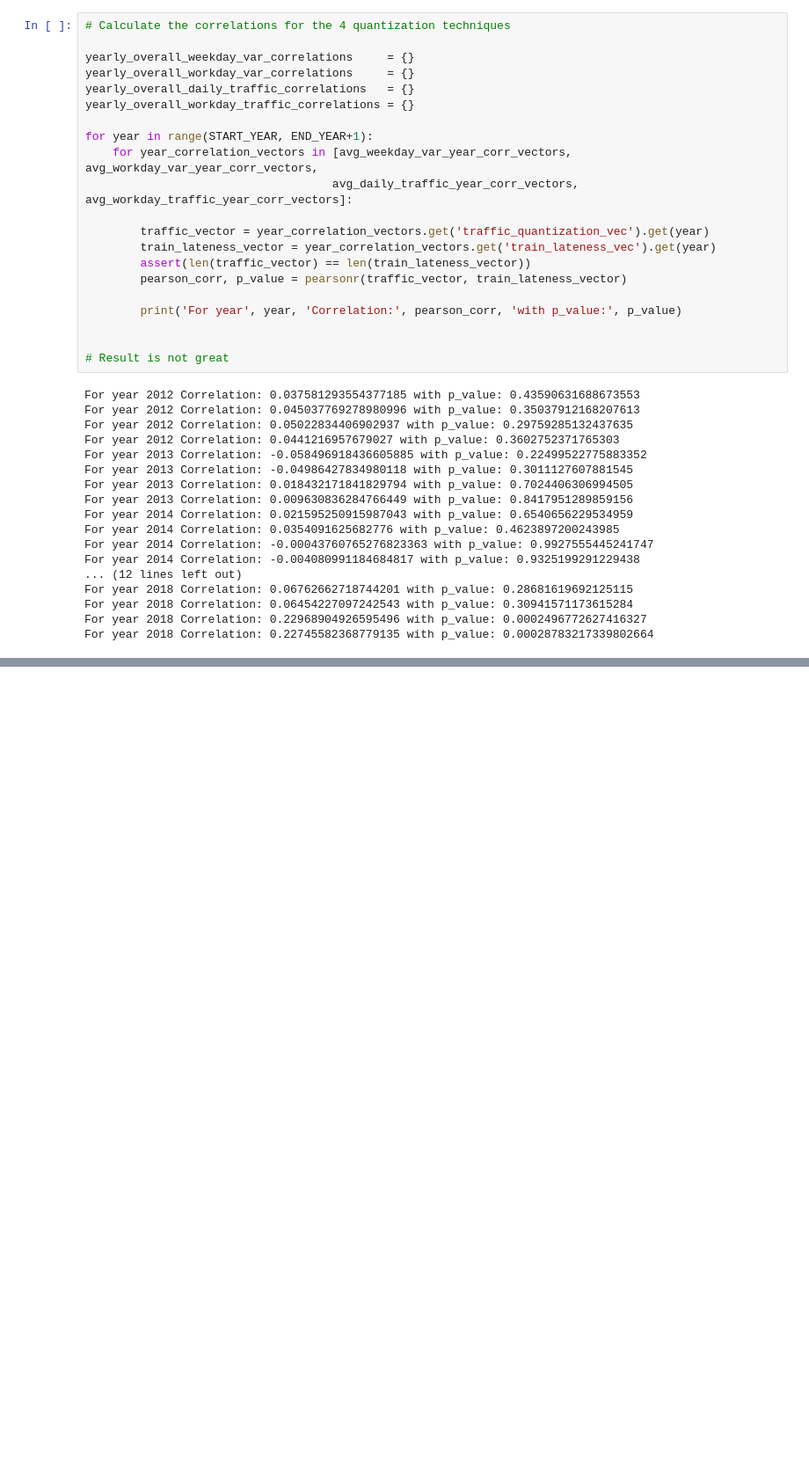
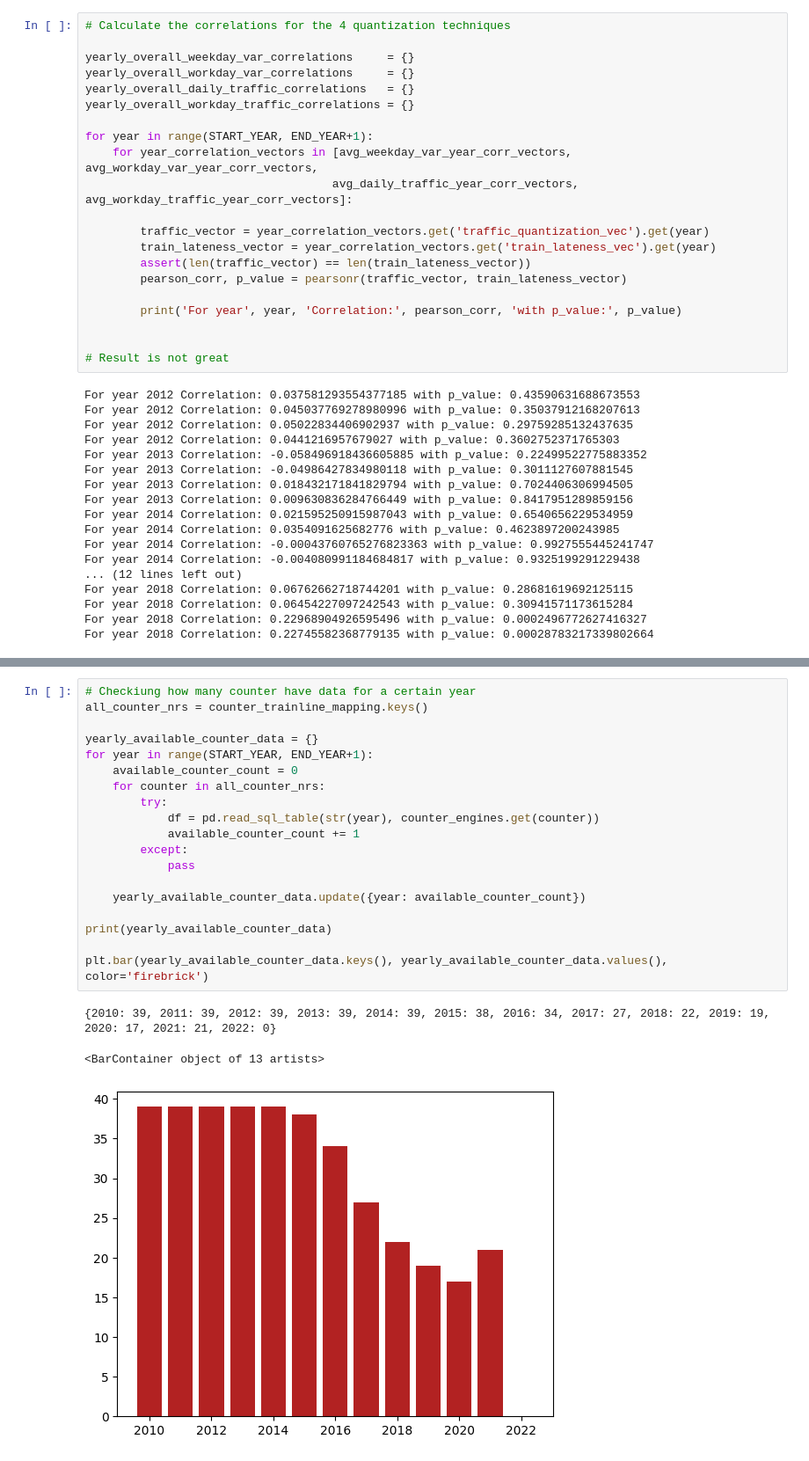
Before and after one commit to phiho1609/made-data-science-project, a Jupyter notebook: project/data-visualization/test3.ipynb, the cells around one changed output, grey strips where cells are left out. Shown at 88% size. Cells and saved outputs as stored; diff of their text form; blank space fills up the shorter version.

```diff
--- a/project/data-visualization/test3.ipynb
+++ b/project/data-visualization/test3.ipynb
@@ -343,0 +398,23 @@ For year 2018 Correlation: 0.22745582368779135 with p_value: 0.00028783217339802
+# %%
+# Checkiung how many counter have data for a certain year
+all_counter_nrs = counter_trainline_mapping.keys()
+
+yearly_available_counter_data = {}
+for year in range(START_YEAR, END_YEAR+1):
+    available_counter_count = 0
+    for counter in all_counter_nrs:
+        try:
+            df = pd.read_sql_table(str(year), counter_engines.get(counter))
+            available_counter_count += 1
+        except:
+            pass
+
+    yearly_available_counter_data.update({year: available_counter_count})
+
+print(yearly_available_counter_data)
+
+plt.bar(yearly_available_counter_data.keys(), yearly_available_counter_data.values(), color='firebrick')
+# %% [output]
+{2010: 39, 2011: 39, 2012: 39, 2013: 39, 2014: 39, 2015: 38, 2016: 34, 2017: 27, 2018: 22, 2019: 19, 2020: 17, 2021: 21, 2022: 0}
+<BarContainer object of 13 artists>
+[figure, added]
```
Also changed, not shown: parts of 6 cells of this notebook, 6 other files.
